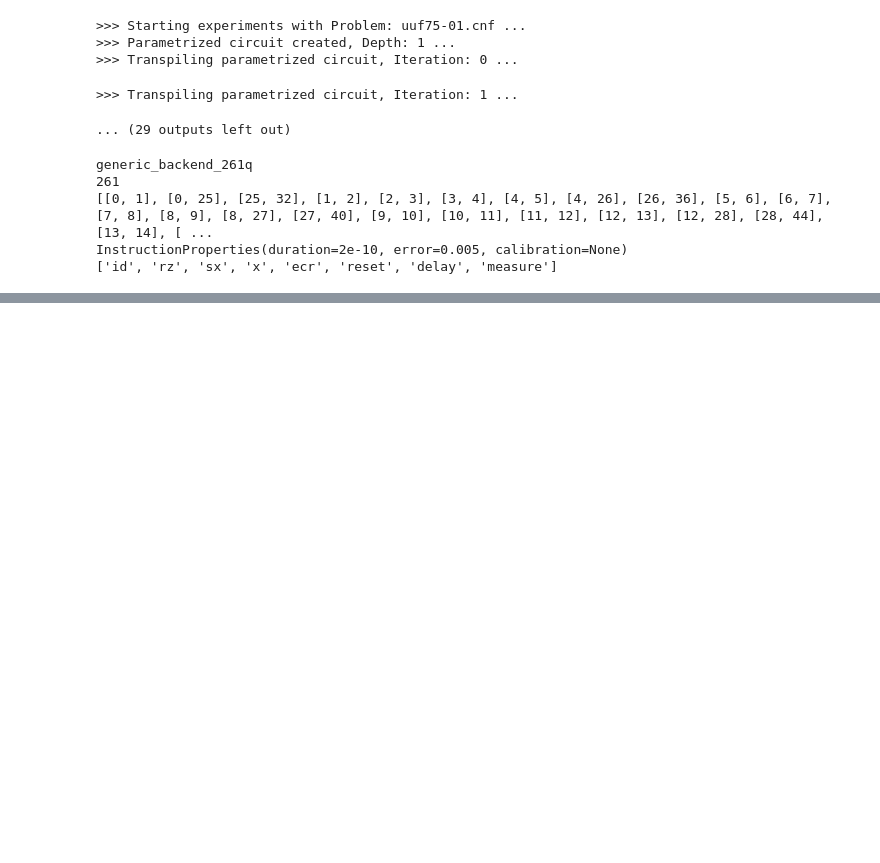
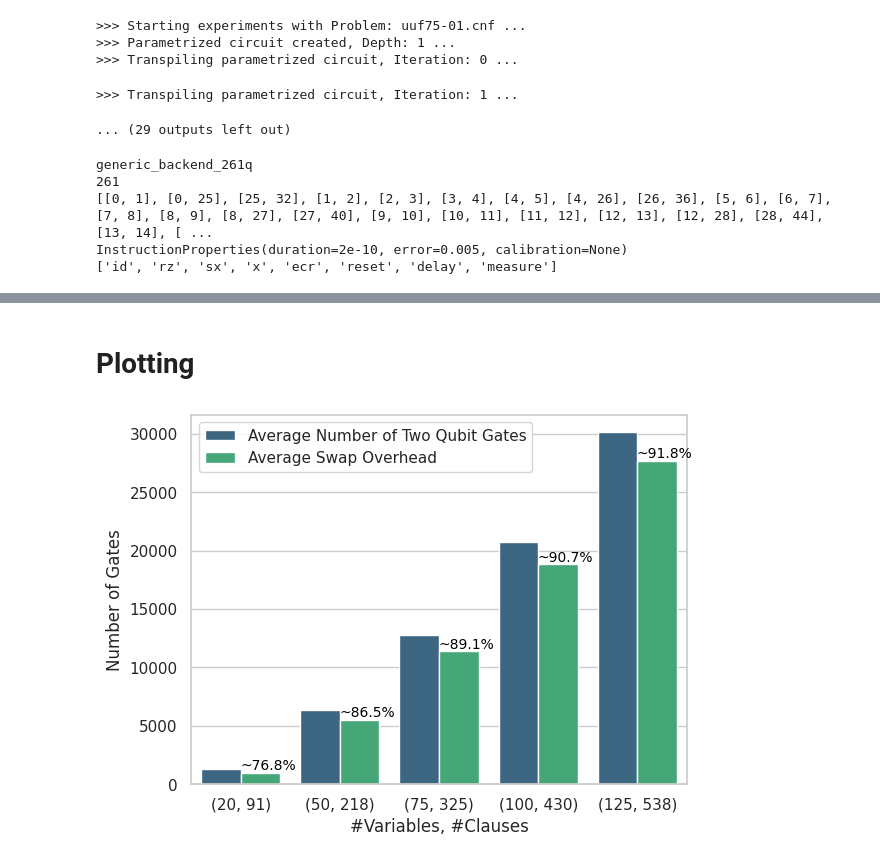
Before and after one commit to oguzcankirmemis/FPQA-MAX3-SAT, a Jupyter notebook: superconducting_experiments.ipynb, the cells around one changed output, grey strips where cells are left out. Cells and saved outputs as stored; diff of their text form; code cells hidden in the pictures; blank space fills up the shorter version.

Commit message:
Add superconducting fidelity results

```diff
--- a/superconducting_experiments.ipynb
+++ b/superconducting_experiments.ipynb
@@ -197,0 +176,2 @@ sns.barplot(
+# %% [markdown]
+# Plotting
@@ -197,0 +182,18 @@ sns.barplot(
+# %%
+df = pd.read_csv("./results/superconducting_1.csv")
+df["Average Swap Overhead"] = df["Average Swap Overhead"] * 3
+df["#Variables, #Clauses"] = df.apply(lambda row: str((row["Number of Variables"], row["Number of Clauses"])), axis=1)
+df_melted = df.melt(id_vars="#Variables, #Clauses", value_vars=["Average Number of Two Qubit Gates", "Average Swap Overhead"], var_name="Portion", value_name="Number of Gates")
+sns.set_theme(style="whitegrid")
+ax = sns.barplot(x="#Variables, #Clauses", y="Number of Gates", hue="Portion", data=df_melted, palette="viridis")
+ax.legend(title=None)
+for i in range(0, len(df)):
+    main_height = df.iloc[i]['Average Number of Two Qubit Gates']
+    highlight_height = df.iloc[i]['Average Swap Overhead']
+    percentage = (highlight_height / main_height) * 100
+    ax.text(i + 0.275, highlight_height, '~{:.1f}%'.format(percentage),
+            ha='center', va='bottom', fontsize=10, color='black')
+plt.savefig("./plots/superconducting_gate_counts.pdf", bbox_inches="tight")
+plt.show()
+# %% [output]
+[figure, added]
```
Also changed, not shown: parts of 10 cells of this notebook, 45 other files.
